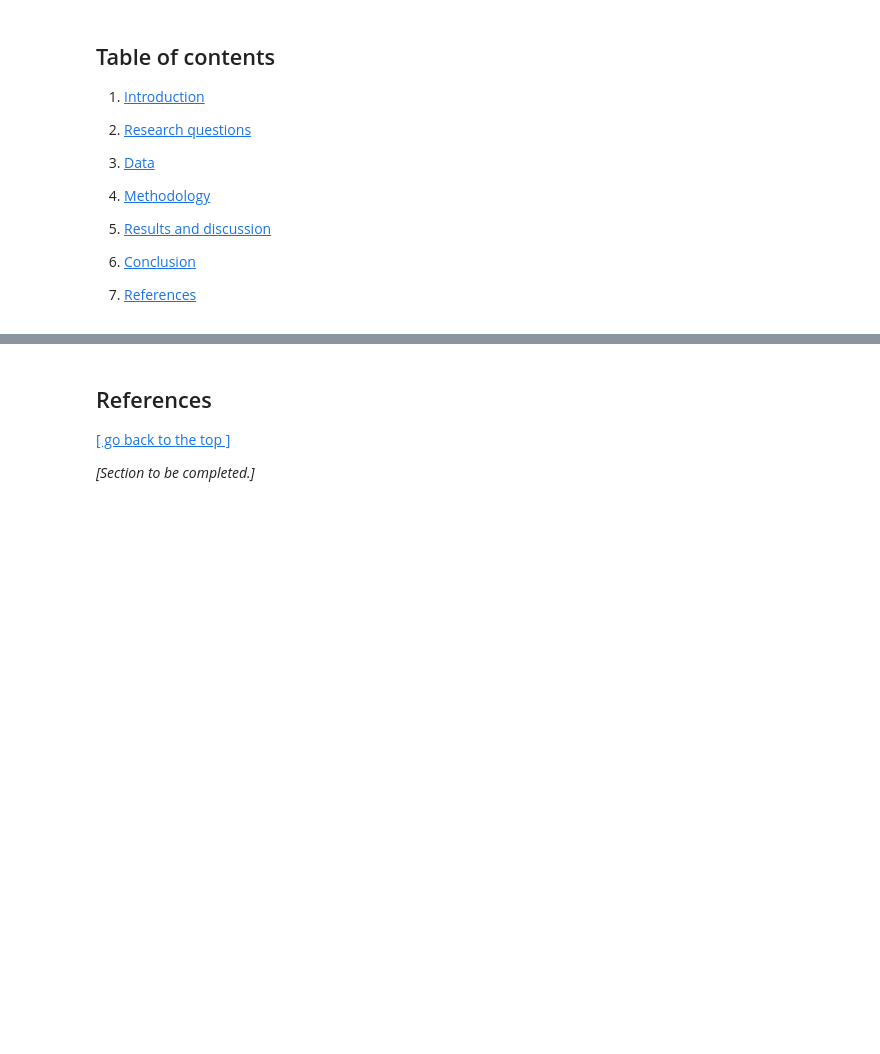
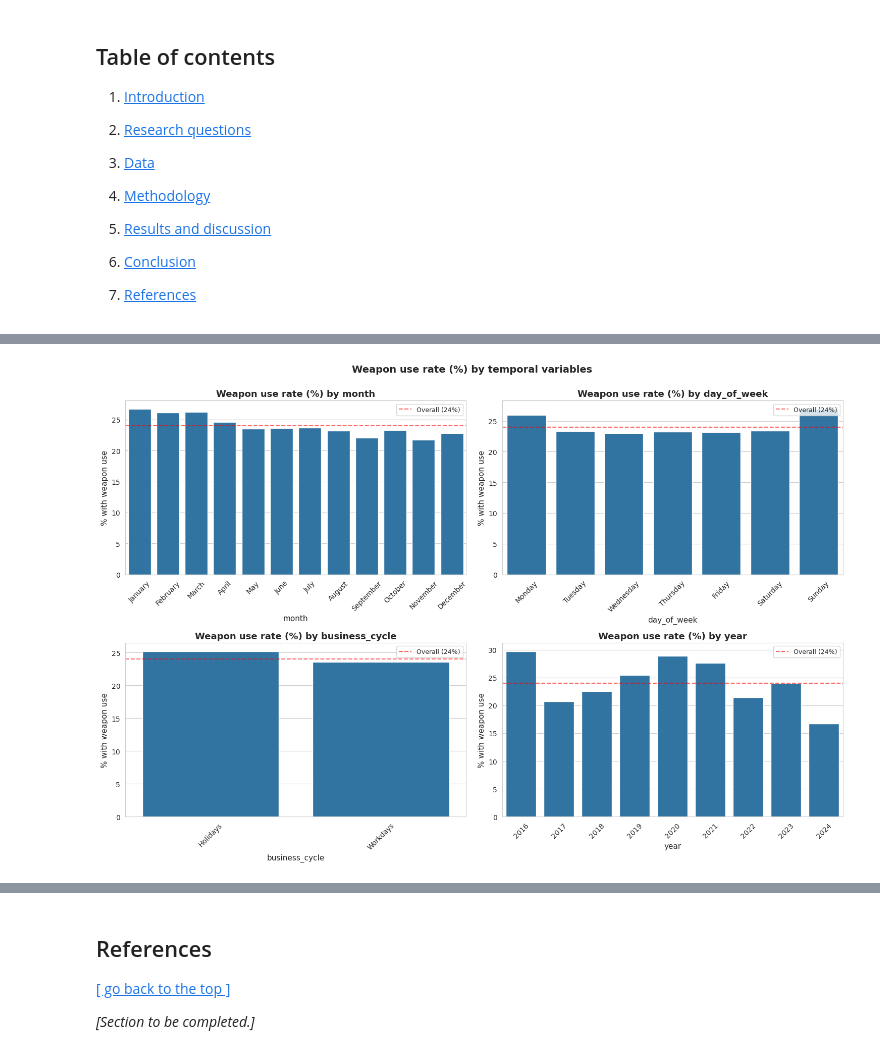
Before and after one commit to SSoubie/CASA0006_Assessment_gun_prediction, a Jupyter notebook: Template_submission_CASA0006.ipynb, the cells around one changed output, grey strips where cells are left out. Saved outputs shown, nothing was run; the diff lists cells and outputs as text; code cells hidden in the pictures; blank space fills up the shorter version.

```diff
--- a/Template_submission_CASA0006.ipynb
+++ b/Template_submission_CASA0006.ipynb
@@ -123,0 +244,44 @@ crime.describe()
+# %%
+# Temporal variables vs weapon use rate
+overall_rate = (crime['weapon_use'] == 'yes').mean() * 100
+
+# Define correct ordering for ordinal variables
+month_order = ['January', 'February', 'March', 'April', 'May', 'June',
+               'July', 'August', 'September', 'October', 'November', 'December']
+dow_order = ['Monday', 'Tuesday', 'Wednesday', 'Thursday',
+             'Friday', 'Saturday', 'Sunday']
+
+vars_to_plot = [
+    ('month', month_order),
+    ('day_of_week', dow_order),
+    ('business_cycle', None),    # Will use frequency order
+    ('year', None),              # Will use natural numeric order
+]
+
+fig, axes = plt.subplots(2, 2, figsize=(15, 10))
+axes = axes.flatten()
+
+for i, (var, custom_order) in enumerate(vars_to_plot):
+    rate = (crime.groupby(var)['weapon_use']
+                 .apply(lambda x: (x == 'yes').mean() * 100))
+
+    if custom_order is not None:
+        rate = rate.reindex(custom_order)
+    elif var == 'year':
+        rate = rate.sort_index()
+
+    sns.barplot(x=rate.index, y=rate.values, ax=axes[i])
+    axes[i].axhline(y=overall_rate, color='red', linestyle='--',
+                    alpha=0.6, label=f'Overall ({overall_rate:.0f}%)')
+    axes[i].set_title(f'Weapon use rate (%) by {var}')
+    axes[i].set_xlabel(var)
+    axes[i].set_ylabel('% with weapon use')
+    axes[i].tick_params(axis='x', rotation=45)
+    axes[i].legend(loc='upper right', fontsize=9)
+
+plt.suptitle('Weapon use rate (%) by temporal variables',
+             fontsize=14, fontweight='bold', y=1.00)
+plt.tight_layout()
+plt.show()
+# %% [output]
+[figure, added]
```
Also changed, not shown: parts of 87 cells of this notebook, 6 other files.
